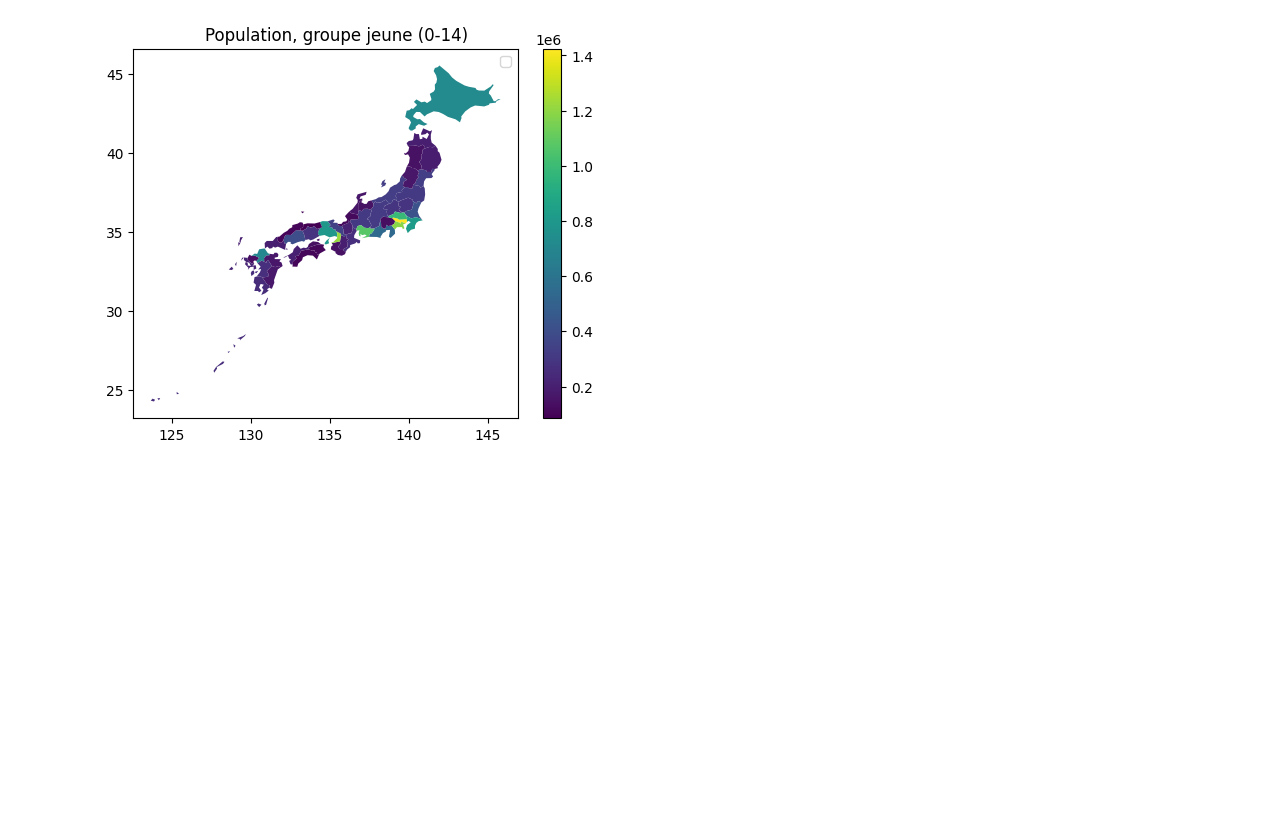
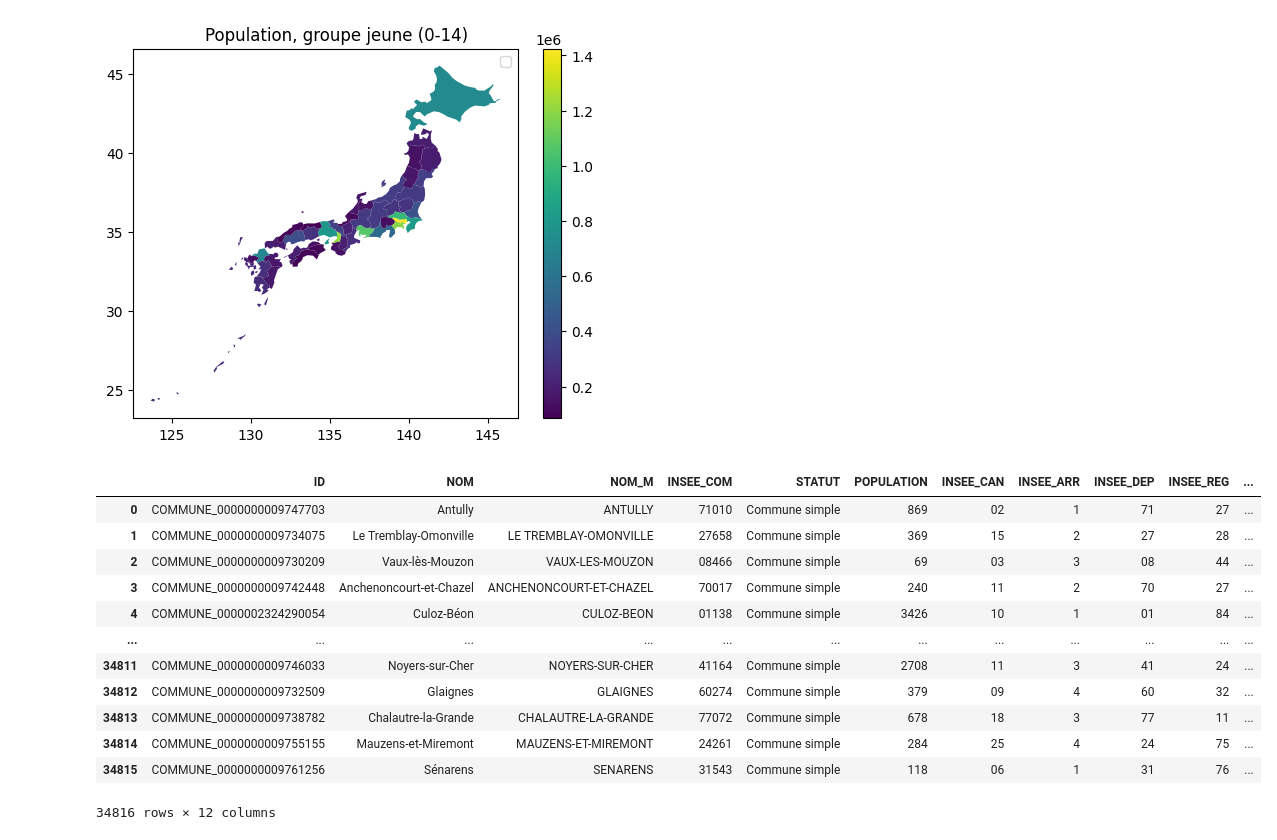
Before and after one commit to simoncappe/Projet-Info-S2--D-clin-d-mographique, a Jupyter notebook: static_map.ipynb, the cells around one changed output. Saved outputs shown, nothing was run; the diff lists cells and outputs as text; code cells hidden in the pictures; blank space fills up the shorter version.

Commit message:
COMMUNE

```diff
--- a/static_map.ipynb
+++ b/static_map.ipynb
@@ -143,3 +145,21 @@ plt.show()
 # %% [output]
 No artists with labels found to put in legend.  Note that artists whose label start with an underscore are ignored when legend() is called with no argument.
 [figure]
+# %%
+gdp = geopandas.read_file('data\COMMUNE\COMMUNE.shp')
+# %%
+gdp
+# %% [output]
+|  | ID | NOM | NOM_M | INSEE_COM | STATUT | POPULATION | INSEE_CAN | INSEE_ARR | INSEE_DEP | INSEE_REG | ... |
+| 0 | COMMUNE_0000000009747703 | Antully | ANTULLY | 71010 | Commune simple | 869 | 02 | 1 | 71 | 27 | ... |
+| 1 | COMMUNE_0000000009734075 | Le Tremblay-Omonville | LE TREMBLAY-OMONVILLE | 27658 | Commune simple | 369 | 15 | 2 | 27 | 28 | ... |
+| 2 | COMMUNE_0000000009730209 | Vaux-lès-Mouzon | VAUX-LES-MOUZON | 08466 | Commune simple | 69 | 03 | 3 | 08 | 44 | ... |
+| 3 | COMMUNE_0000000009742448 | Anchenoncourt-et-Chazel | ANCHENONCOURT-ET-CHAZEL | 70017 | Commune simple | 240 | 11 | 2 | 70 | 27 | ... |
+| 4 | COMMUNE_0000002324290054 | Culoz-Béon | CULOZ-BEON | 01138 | Commune simple | 3426 | 10 | 1 | 01 | 84 | ... |
+| ... | ... | ... | ... | ... | ... | ... | ... | ... | ... | ... | ... |
+| 34811 | COMMUNE_0000000009746033 | Noyers-sur-Cher | NOYERS-SUR-CHER | 41164 | Commune simple | 2708 | 11 | 3 | 41 | 24 | ... |
+| 34812 | COMMUNE_0000000009732509 | Glaignes | GLAIGNES | 60274 | Commune simple | 379 | 09 | 4 | 60 | 32 | ... |
+| 34813 | COMMUNE_0000000009738782 | Chalautre-la-Grande | CHALAUTRE-LA-GRANDE | 77072 | Commune simple | 678 | 18 | 3 | 77 | 11 | ... |
+| 34814 | COMMUNE_0000000009755155 | Mauzens-et-Miremont | MAUZENS-ET-MIREMONT | 24261 | Commune simple | 284 | 25 | 4 | 24 | 75 | ... |
+| 34815 | COMMUNE_0000000009761256 | Sénarens | SENARENS | 31543 | Commune simple | 118 | 06 | 1 | 31 | 76 | ... |
+34816 rows × 12 columns
```
Also changed, not shown: parts of 1 cell of this notebook, 1 other file.
